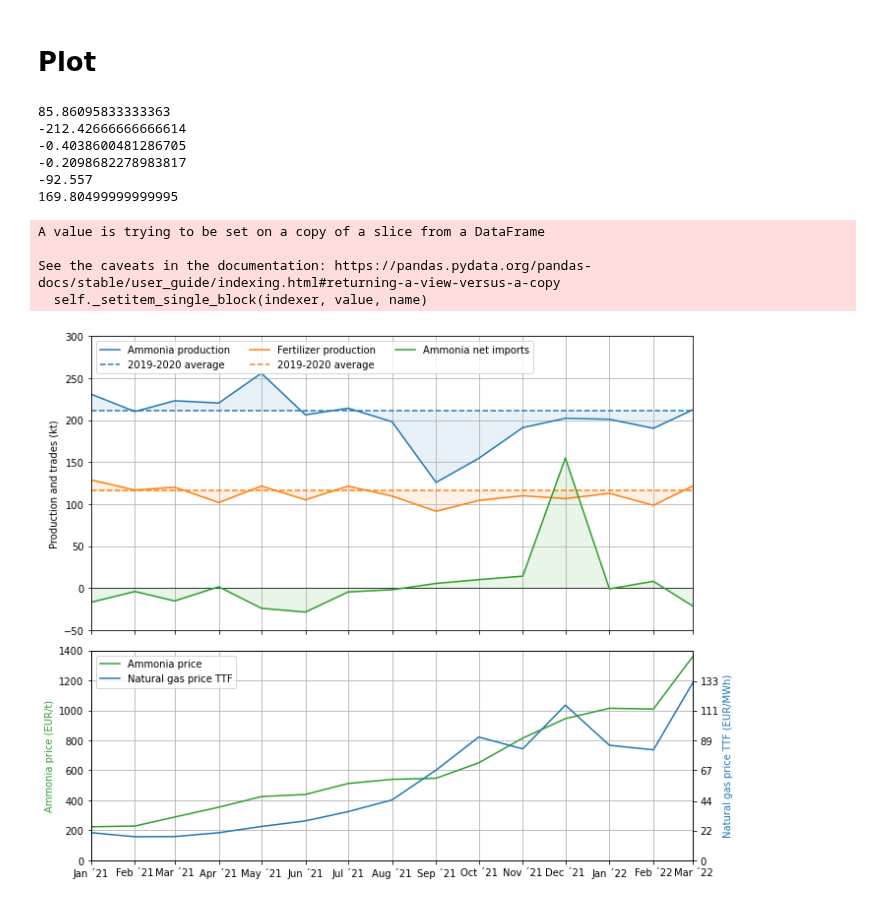
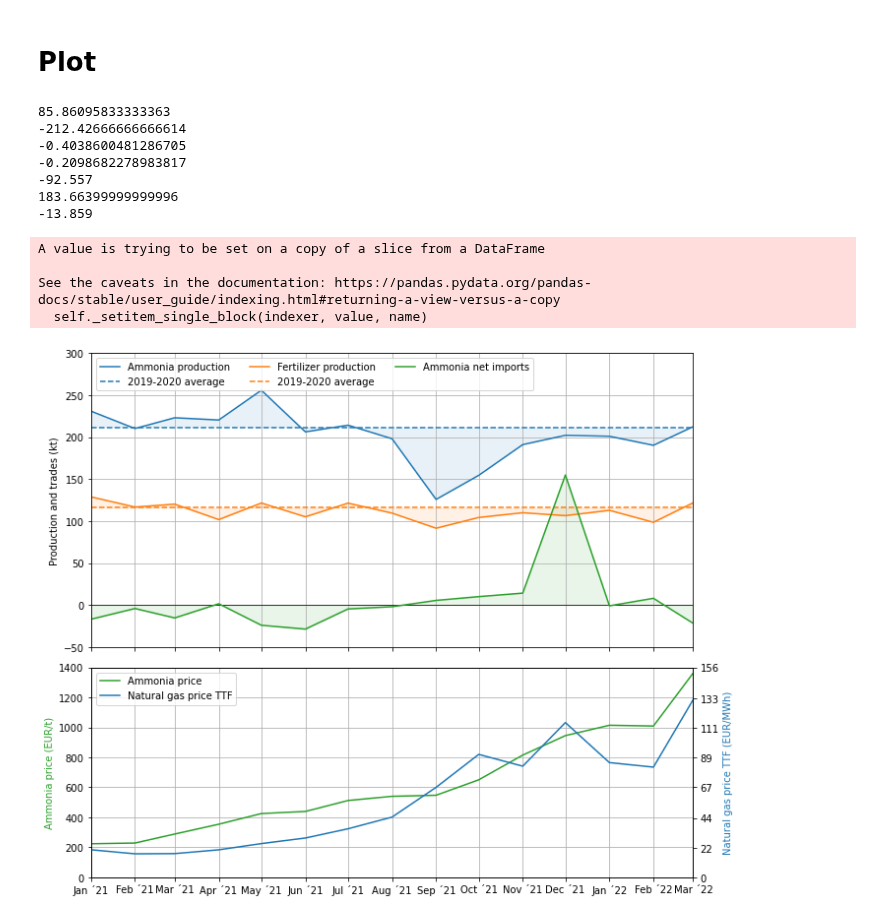
Before and after one commit to oruhnau/energy_demand, a Jupyter notebook: bottom_up/bottom_up.ipynb, the cells around one changed output. Cells and saved outputs as stored; diff of their text form; code cells hidden in the pictures.

```diff
--- a/bottom_up/bottom_up.ipynb
+++ b/bottom_up/bottom_up.ipynb
@@ -56,8 +56,9 @@ print((dfx['Fertiliser production DE, t'].min() - dfa['Fertiliser production DE,
 ax.plot(x, dfx['Ammonia net imports DE, t'], color='tab:green', label='Ammonia net imports')
 ax.fill_between(x, dfx['Ammonia net imports DE, t'], 0, color='tab:green', alpha=0.1)
 
-print(dfx['Ammonia net imports DE, t'].iloc[:7].sum())
-print(dfx['Ammonia net imports DE, t'].iloc[8:].sum())
+print(dfx['Ammonia net imports DE, t'].iloc[:7].sum()) #Jan-Jul ´21
+print(dfx['Ammonia net imports DE, t'].iloc[8:13].sum()) #Aug-Dec ´21
+print(dfx['Ammonia net imports DE, t'].iloc[13:].sum()) #Jan-Mar ´22
 #ax.axvline(x=12)
 
 ax.set_xlim(x[0], x[-1])
@@ -85,33 +86,34 @@ handle_1, = ax1.plot(x, dfx['Ammonia price CFR NWE, EUR/t'], color='tab:green')
 plt.ylim(0, 1400)
 plt.ylabel('Ammonia price (EUR/t)', color='tab:green')
 
 ax2 = ax1.twinx()
 #handle_2, = ax2.plot(gas.index, gas) #
 handle_2, = ax2.plot(x, dfx['Natural gas price TTF, EUR/MWh'])
 #ax2.axhline(gas_mean, linestyle='--', color='tab:blue')
 plt.ylim(0, 1400/9)
-plt.yticks([int(round(x/9)) for x in range(0,1201,200)])
+plt.yticks([int(round(x/9)) for x in range(0,1401,200)])
 plt.ylabel('Natural gas price TTF (EUR/MWh)', color='tab:blue')
 #ax1.axvline(pd.Timestamp('2022-01-01'), color='black', linewidth=0.7)
 
 plt.legend([handle_1, handle_2], ['Ammonia price', 'Natural gas price TTF'], loc='upper left')
 ax1.grid()
 
 X = plt.gca().xaxis
 X.set_major_locator(mdates.MonthLocator())
 X.set_major_formatter(mdates.DateFormatter('%b ´%y'))
 
 plt.tight_layout()
 plt.savefig(f'Ammonia.png', dpi=300)
 # %% [output]
 85.86095833333363
 -212.42666666666614
 -0.4038600481286705
 -0.2098682278983817
 -92.557
-169.80499999999995
+183.66399999999996
+-13.859
 A value is trying to be set on a copy of a slice from a DataFrame
 
 See the caveats in the documentation: https://pandas.pydata.org/pandas-docs/stable/user_guide/indexing.html#returning-a-view-versus-a-copy
   self._setitem_single_block(indexer, value, name)
-[figure, old version]
+[figure, new version]
```
